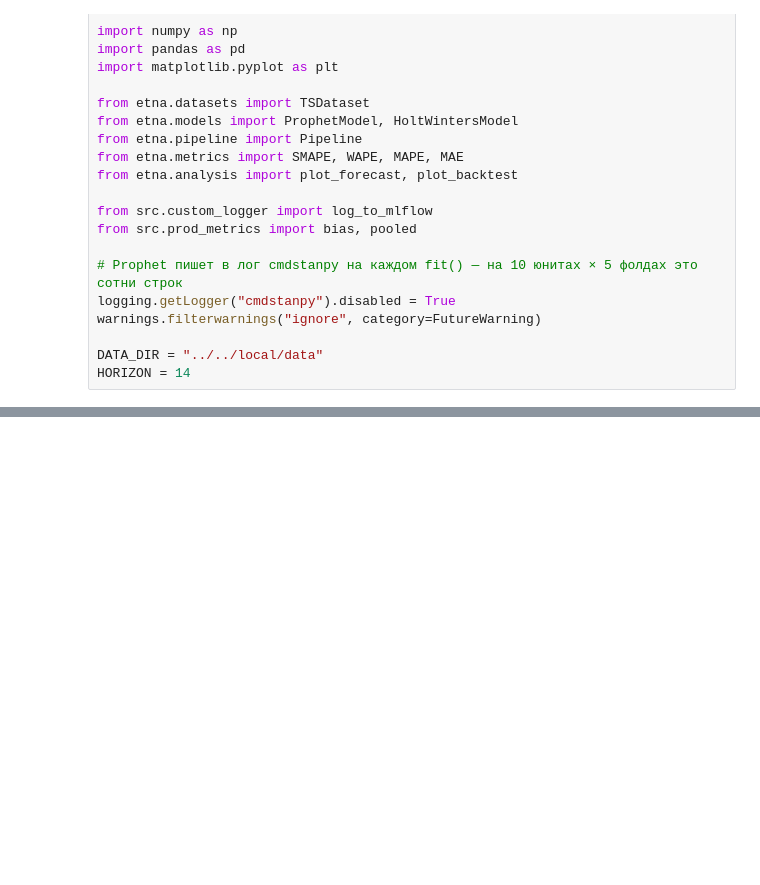
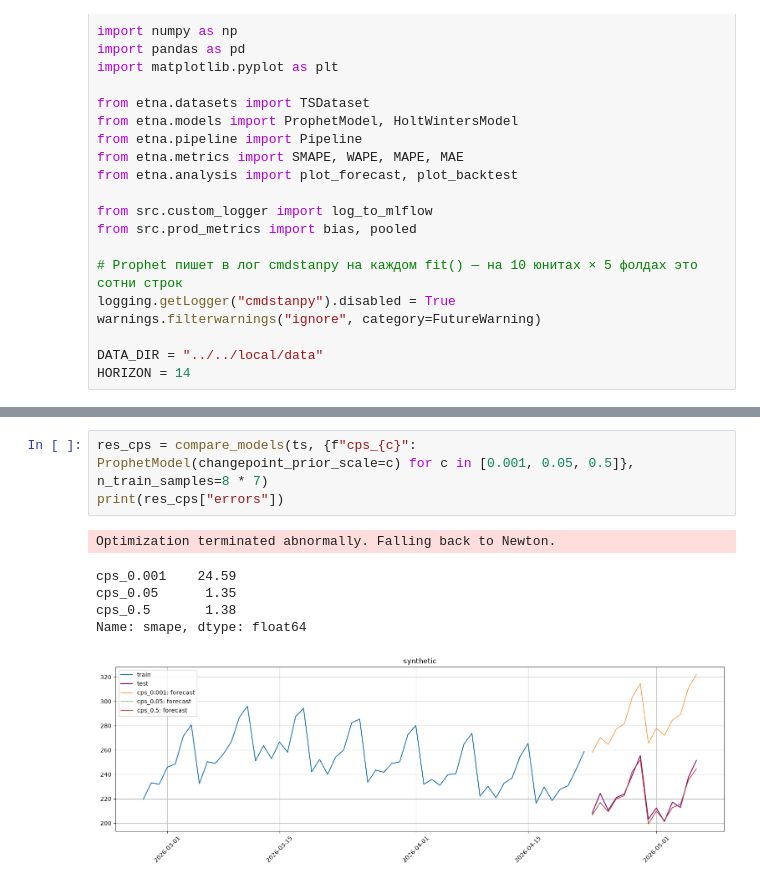
Before and after one commit to skv-analyst/study-etna, a Jupyter notebook: weeks/week-02-advanced-models/ch07-ProphetModel.ipynb, the cells around one changed output, grey strips where cells are left out. Saved outputs shown, nothing was run; the diff lists cells and outputs as text; blank space fills up the shorter version.

```diff
--- a/weeks/week-02-advanced-models/ch07-ProphetModel.ipynb
+++ b/weeks/week-02-advanced-models/ch07-ProphetModel.ipynb
@@ -278,0 +373,10 @@ HORIZON = 14
+# %%
+res_cps = compare_models(ts, {f"cps_{c}": ProphetModel(changepoint_prior_scale=c) for c in [0.001, 0.05, 0.5]}, n_train_samples=8 * 7)
+print(res_cps["errors"])
+# %% [output]
+Optimization terminated abnormally. Falling back to Newton.
+cps_0.001    24.59
+cps_0.05      1.35
+cps_0.5       1.38
+Name: smape, dtype: float64
+[figure, added]
```
Also changed, not shown: parts of 104 cells of this notebook.
